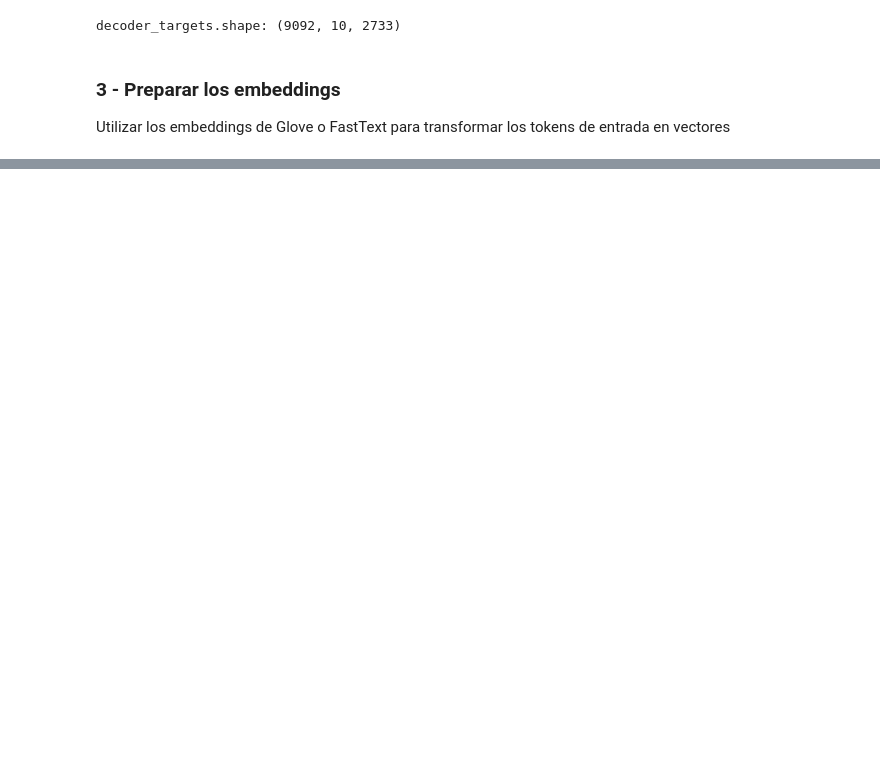
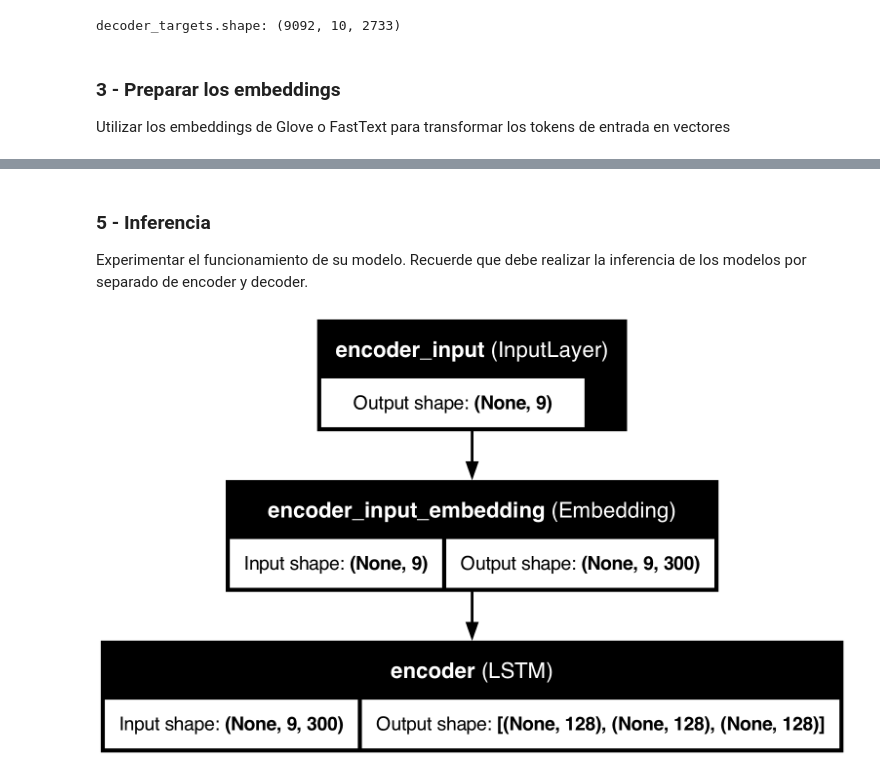
Before and after one commit to christiantpg/NLP_course, a Jupyter notebook: desafio_4.ipynb, the cells around one changed output, grey strips where cells are left out. Drawn from its saved outputs; the diff is of its cells as text; code cells hidden in the pictures; blank space fills up the shorter version.

```diff
--- a/desafio_4.ipynb
+++ b/desafio_4.ipynb
@@ -175,0 +373,9 @@ Utilizar los embeddings de Glove o FastText para transformar los tokens de entra
+# %% [markdown]
+### 5 - Inferencia
+Experimentar el funcionamiento de su modelo. Recuerde que debe realizar la inferencia de los modelos por separado de encoder y decoder.
+# %%
+encoder_model = Model(encoder_inputs, encoder_states, name='encoder_model')
+
+plot_model(encoder_model, to_file='img/encoder_plot.png', show_shapes=True, show_layer_names=True)
+# %% [output]
+[figure, added]
```
Also changed, not shown: parts of 18 cells of this notebook.
